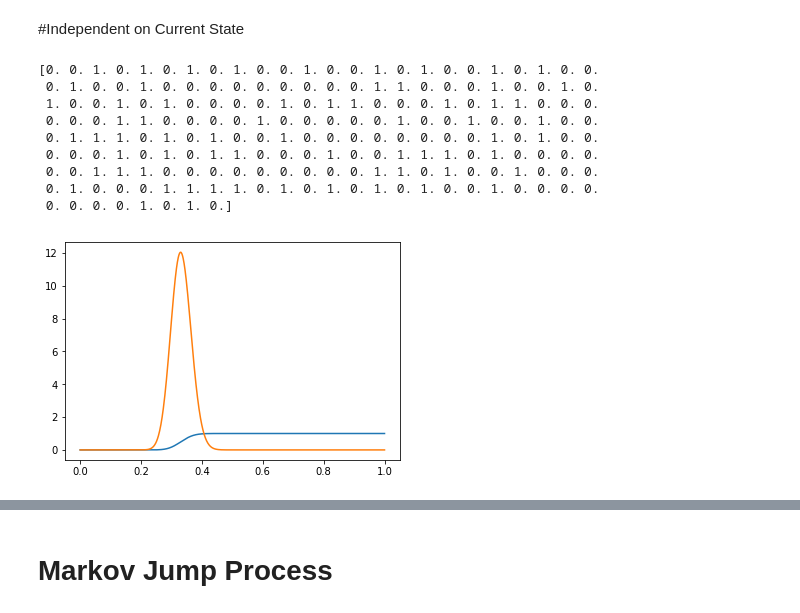
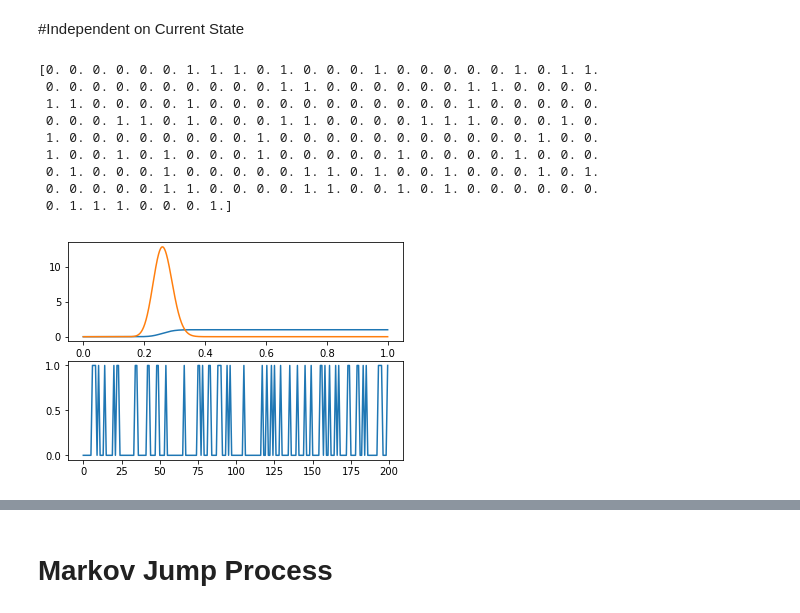
Before and after one commit to jamesn1197/model-predictive-control-acker-ugv, a Jupyter notebook: PlossEstimation.ipynb, the cells around one changed output, grey strips where cells are left out. Drawn from its saved outputs; the diff is of its cells as text; code cells hidden in the pictures.

```diff
--- a/PlossEstimation.ipynb
+++ b/PlossEstimation.ipynb
@@ -30,38 +30,42 @@ plt.show()
 # %%
 def beta(x,a,b):
   #Incomplete Beta Function
-  return x**int(a)*(1-x)**int(b)/integral(0.,1,1000,a,b)
+  return x**a*(1-x)**b/integral(0.,1.,1000,a,b)
 def integral(lb,ub,n,a,b):
   #Definitions of Trapezoid
   stepSize=float((ub-lb)/n)		#Height
   x=np.linspace(lb,ub,n+1)		#Location
   y=float(2*np.sum(x**a*(1-x)**b))		#=[2*sum(3i^2) for i in x]
   y-=(lb**a*(1-lb)**b+ub**a*(1-ub)**b)			#Subtracting Fenceposts (only do this in master node)
   y*=stepSize/2			#Time Height/2
   #print y
   return y
 
 ploss=0.3
 n=200
 recv=np.floor(np.random.rand(n,)+ploss)
 print recv
 dom=np.linspace(0,1,1000)
 total=int(np.sum(recv))
 fx=beta(dom,total,n-total)
 beta_cdf=np.zeros_like(dom)
 for k in range(len(dom)):
   beta_cdf[k]=integral(0.,dom[k],1000,total,n-total)/integral(0.,1.,1000,total,n-total)
+plt.subplot(211)
 plt.plot(dom,beta_cdf)
 plt.plot(dom,fx)
+
+plt.subplot(212)
+plt.plot(recv)
 plt.show()
 # %% [output]
-[0. 0. 1. 0. 1. 0. 1. 0. 1. 0. 0. 1. 0. 0. 1. 0. 1. 0. 0. 1. 0. 1. 0. 0.
- 0. 1. 0. 0. 1. 0. 0. 0. 0. 0. 0. 0. 0. 0. 1. 1. 0. 0. 0. 1. 0. 0. 1. 0.
- 1. 0. 0. 1. 0. 1. 0. 0. 0. 0. 1. 0. 1. 1. 0. 0. 0. 1. 0. 1. 1. 0. 0. 0.
- 0. 0. 0. 1. 1. 0. 0. 0. 0. 1. 0. 0. 0. 0. 0. 1. 0. 0. 1. 0. 0. 1. 0. 0.
- 0. 1. 1. 1. 0. 1. 0. 1. 0. 0. 1. 0. 0. 0. 0. 0. 0. 0. 0. 1. 0. 1. 0. 0.
- 0. 0. 0. 1. 0. 1. 0. 1. 1. 0. 0. 0. 1. 0. 0. 1. 1. 1. 0. 1. 0. 0. 0. 0.
- 0. 0. 1. 1. 1. 0. 0. 0. 0. 0. 0. 0. 0. 0. 1. 1. 0. 1. 0. 0. 1. 0. 0. 0.
- 0. 1. 0. 0. 0. 1. 1. 1. 1. 0. 1. 0. 1. 0. 1. 0. 1. 0. 0. 1. 0. 0. 0. 0.
- 0. 0. 0. 0. 1. 0. 1. 0.]
+[0. 0. 0. 0. 0. 0. 1. 1. 1. 0. 1. 0. 0. 0. 1. 0. 0. 0. 0. 0. 1. 0. 1. 1.
+ 0. 0. 0. 0. 0. 0. 0. 0. 0. 0. 1. 1. 0. 0. 0. 0. 0. 0. 1. 1. 0. 0. 0. 0.
+ 1. 1. 0. 0. 0. 0. 1. 0. 0. 0. 0. 0. 0. 0. 0. 0. 0. 0. 1. 0. 0. 0. 0. 0.
+ 0. 0. 0. 1. 1. 0. 1. 0. 0. 0. 1. 1. 0. 0. 0. 0. 1. 1. 1. 0. 0. 0. 1. 0.
+ 1. 0. 0. 0. 0. 0. 0. 0. 0. 1. 0. 0. 0. 0. 0. 0. 0. 0. 0. 0. 0. 1. 0. 0.
+ 1. 0. 0. 1. 0. 1. 0. 0. 0. 1. 0. 0. 0. 0. 0. 1. 0. 0. 0. 0. 1. 0. 0. 0.
+ 0. 1. 0. 0. 0. 1. 0. 0. 0. 0. 0. 1. 1. 0. 1. 0. 0. 1. 0. 0. 0. 1. 0. 1.
+ 0. 0. 0. 0. 0. 1. 1. 0. 0. 0. 0. 1. 1. 0. 0. 1. 0. 1. 0. 0. 0. 0. 0. 0.
+ 0. 1. 1. 1. 0. 0. 0. 1.]
-[figure, old version]
+[figure, new version]
```
Also changed, not shown: parts of 6 cells of this notebook.
